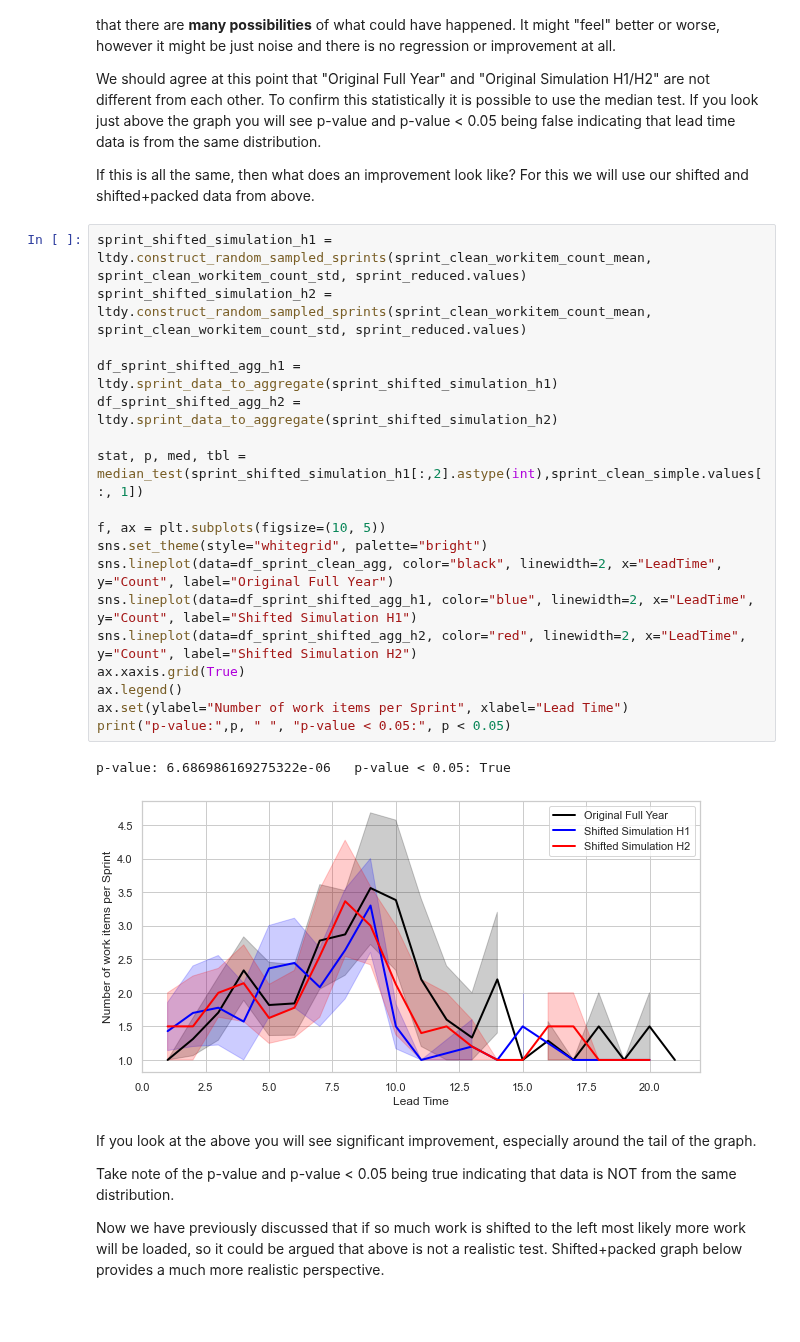
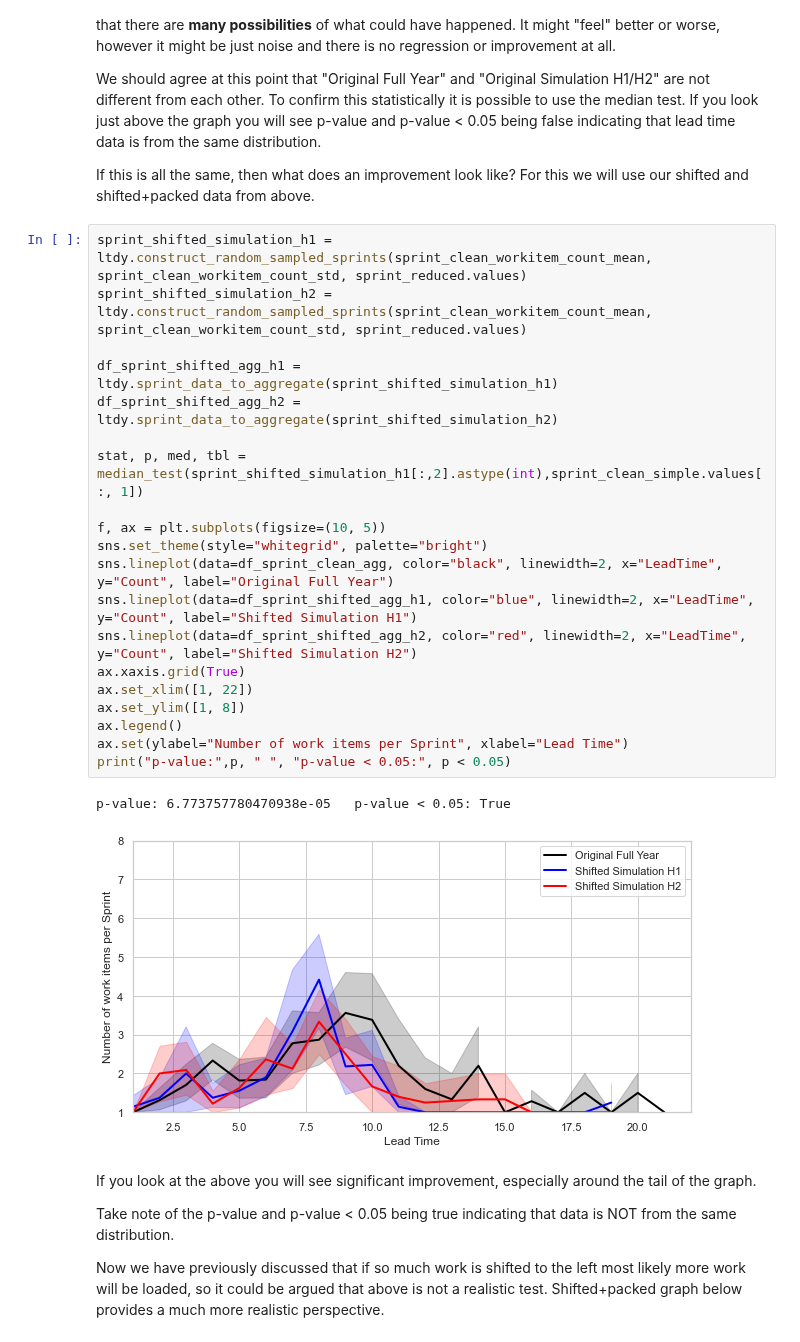
Before and after one commit to zkavtaskin/Lead-Time-Driven-Delivery-Simulation, a Jupyter notebook: Notebook/LeadTimeDynamics.ipynb, the cells around one changed output. Saved outputs shown, nothing was run; the diff lists cells and outputs as text; blank space fills up the shorter version.

Commit message:
set the scale for all charts

```diff
--- a/Notebook/LeadTimeDynamics.ipynb
+++ b/Notebook/LeadTimeDynamics.ipynb
@@ -239,24 +241,26 @@ If this is all the same, then what does an improvement look like? For this we wi
 # %%
 sprint_shifted_simulation_h1 = ltdy.construct_random_sampled_sprints(sprint_clean_workitem_count_mean, sprint_clean_workitem_count_std, sprint_reduced.values)
 sprint_shifted_simulation_h2 = ltdy.construct_random_sampled_sprints(sprint_clean_workitem_count_mean, sprint_clean_workitem_count_std, sprint_reduced.values)
 
 df_sprint_shifted_agg_h1 = ltdy.sprint_data_to_aggregate(sprint_shifted_simulation_h1)
 df_sprint_shifted_agg_h2 = ltdy.sprint_data_to_aggregate(sprint_shifted_simulation_h2)
 
 stat, p, med, tbl = median_test(sprint_shifted_simulation_h1[:,2].astype(int),sprint_clean_simple.values[:, 1])
 
 f, ax = plt.subplots(figsize=(10, 5))
 sns.set_theme(style="whitegrid", palette="bright")
 sns.lineplot(data=df_sprint_clean_agg, color="black", linewidth=2, x="LeadTime", y="Count", label="Original Full Year")
 sns.lineplot(data=df_sprint_shifted_agg_h1, color="blue", linewidth=2, x="LeadTime", y="Count", label="Shifted Simulation H1")
 sns.lineplot(data=df_sprint_shifted_agg_h2, color="red", linewidth=2, x="LeadTime", y="Count", label="Shifted Simulation H2")
 ax.xaxis.grid(True)
+ax.set_xlim([1, 22])
+ax.set_ylim([1, 8])
 ax.legend()
 ax.set(ylabel="Number of work items per Sprint", xlabel="Lead Time")
 print("p-value:",p, " ", "p-value < 0.05:", p < 0.05)
 # %% [output]
-p-value: 6.686986169275322e-06   p-value < 0.05: True
+p-value: 6.773757780470938e-05   p-value < 0.05: True
-[figure, old version]
+[figure, new version]
 # %% [markdown]
 If you look at the above you will see significant improvement, especially around the tail of the graph.
 
```
Also changed, not shown: parts of 6 cells of this notebook.
